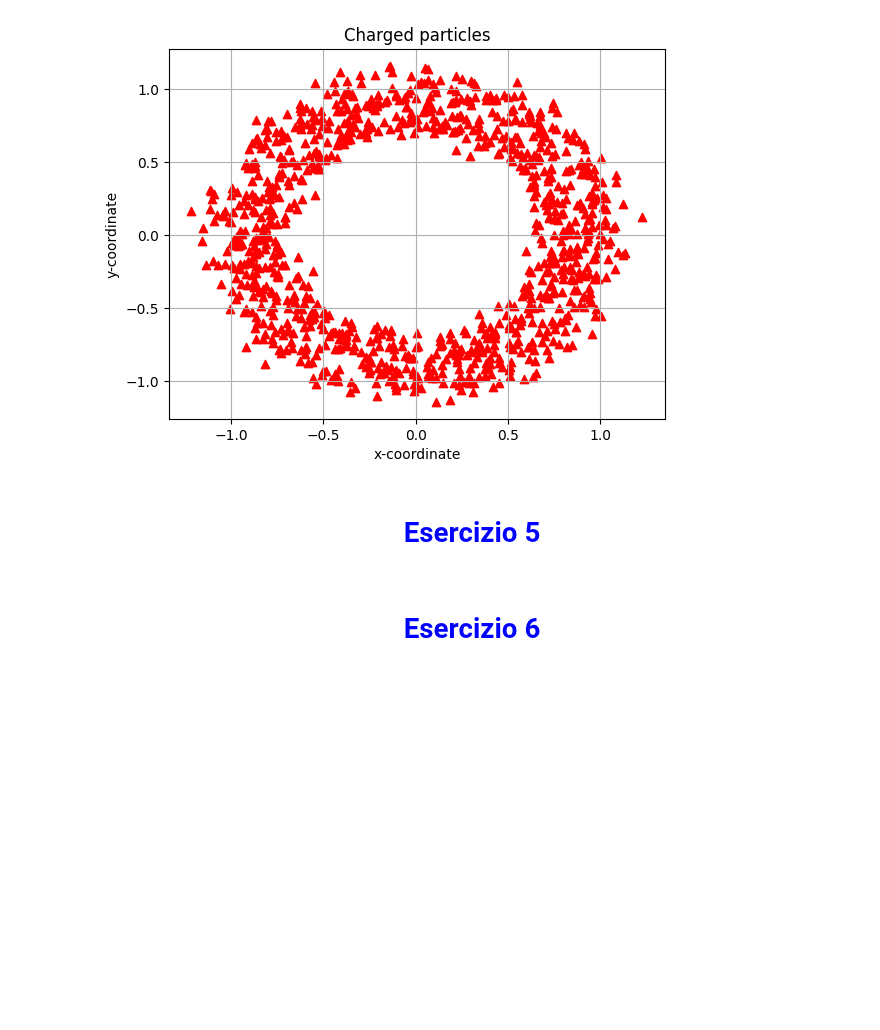
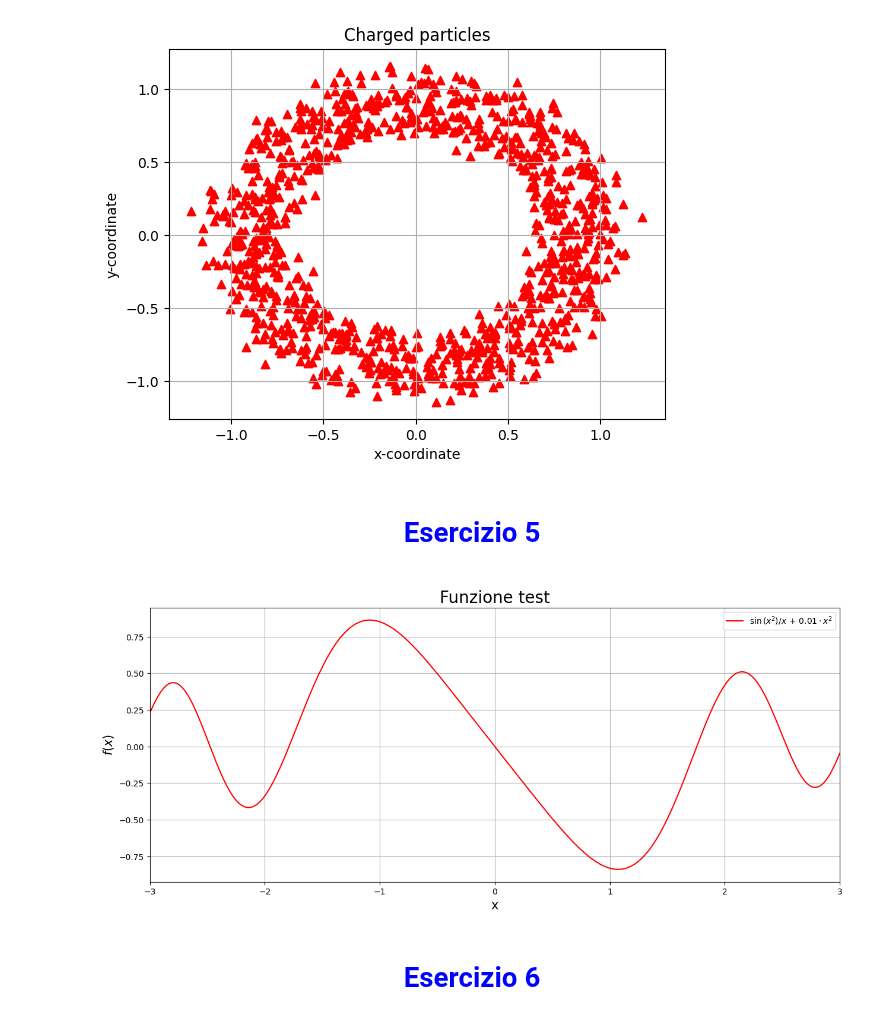
Before and after one commit to Negrini085/DeepLearning, a Jupyter notebook: Esercitazioni/lab_02.ipynb, the cells around one changed output. Drawn from its saved outputs; the diff is of its cells as text; code cells hidden in the pictures; blank space fills up the shorter version.

Commit message:
Esercizio 5 completato

```diff
--- a/Esercitazioni/lab_02.ipynb
+++ b/Esercitazioni/lab_02.ipynb
@@ -220,6 +219,36 @@ AttributeError: module 'matplotlib.pyplot' has no attribute 'save'
 <h1 style="color:blue; font-size:50px;"> Esercizio 5</h1>
 
 </center>
+# %%
+# Funzione per studio necessario esercizio 5
+def func_5(x):
+    return -np.sin(x*x)/x + 0.01*x*x
+# %%
+# Genero ascisse fra [-3, 3] e funzione in quei punti
+x = np.linspace(-3, 3, 1000)
+y = func_5(x)
+
+data = np.array([x, y])
+
+# Salva dati su file output
+np.savetxt("Dati/Esercitazione2/output.dat", data.T)
+# %%
+# Grafico i punti
+fig = plt.figure(figsize = (15, 6))
+
+plt.plot(x, y, color = "red", label = r"$\sin{\left(x^2\right)}/x\,+\,0.01 \cdot x^2$")
+plt.title("Funzione test", fontsize = 20)
+plt.xlabel("x", fontsize = 15)
+plt.ylabel(r"$f\left(x\right)$", fontsize = 15)
+plt.xlim(-3, 3)
+
+plt.legend(loc = "best")
+plt.grid(True)
+
+plt.savefig("Immagini/Esercitazione2/output5.png")
+plt.show()
+# %% [output]
+[figure, added]
 # %% [markdown]
 <center>
 <h1 style="color:blue; font-size:50px;"> Esercizio 6</h1>
```
Also changed, not shown: parts of 1 cell of this notebook, 2 other files.
